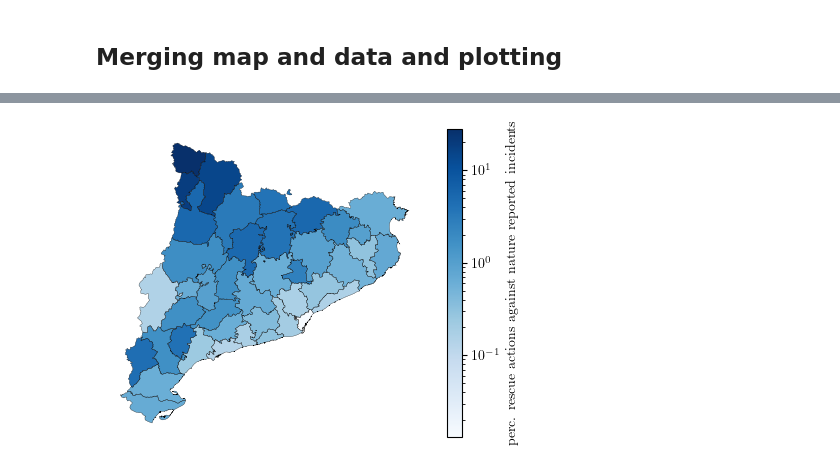
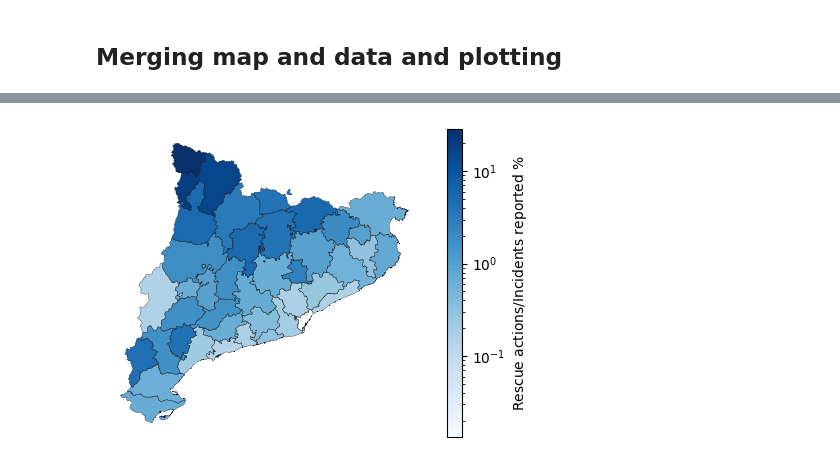
Before and after one commit to belenmvinhas/AVDM_ioib, a Jupyter notebook: Imma/Map_fire_112_correlation.ipynb, the cells around one changed output, grey strips where cells are left out. Cells and saved outputs as stored; diff of their text form; code cells hidden in the pictures.

```diff
--- a/Imma/Map_fire_112_correlation.ipynb
+++ b/Imma/Map_fire_112_correlation.ipynb
@@ -111,32 +111,32 @@ data_merged.head()
 # %%
 merged_rescue_tot_gpd= data_merged.copy()
 
 
 
 fig, ax = plt.subplots(1,1,figsize=(6,4))
 ax.set_xticks([])
 ax.set_yticks([])
 ax.spines['top'].set_color('none')
 ax.spines['bottom'].set_color('none')
 ax.spines['right'].set_color('none')
 ax.spines['left'].set_color('none')
 norm = LogNorm()
 # plt.rc('text', usetex = True)
 # plt.rc('font', family='serif')
 plot = merged_rescue_tot_gpd.plot(column = 'PERCENTATGE',
                                   ax=ax,
                                   legend=False,
                                   cmap='Blues',
                                   norm = norm,
                                   legend_kwds={'orientation': "horizontal", 'pad': 0.2})
 merged_rescue_tot_gpd.boundary.plot(ax = ax, linewidth = 0.2, color = 'black')
 merged_rescue_tot_gpd = merged_rescue_tot_gpd.set_index("COMARCA_x")
 #merged_rescue_tot_gpd.loc[list(colors.keys()),:].boundary.plot(ax=ax,color=list(colors.values()), linewidth = 1.5)
 merged_rescue_tot_gpd = merged_rescue_tot_gpd.reset_index()
-cbar = fig.colorbar(plot.get_children()[0], ax = ax, label = r'perc. rescue actions against nature reported incidents')
+cbar = fig.colorbar(plot.get_children()[0], ax = ax, label = 'Rescue actions/Incidents reported $\%$')
 cb_ax = fig.axes[1]
 # cb_ax.tick_params(labelsize=10)
-plt.savefig('figures/rescats_vs_incidents.pdf')
+plt.savefig('figures/perc_rescats_vs_incidents.pdf')
 plt.show()
 # %% [output]
-[figure, old version]
+[figure, new version]
```
Also changed, not shown: parts of 4 cells of this notebook, 9 other files.
